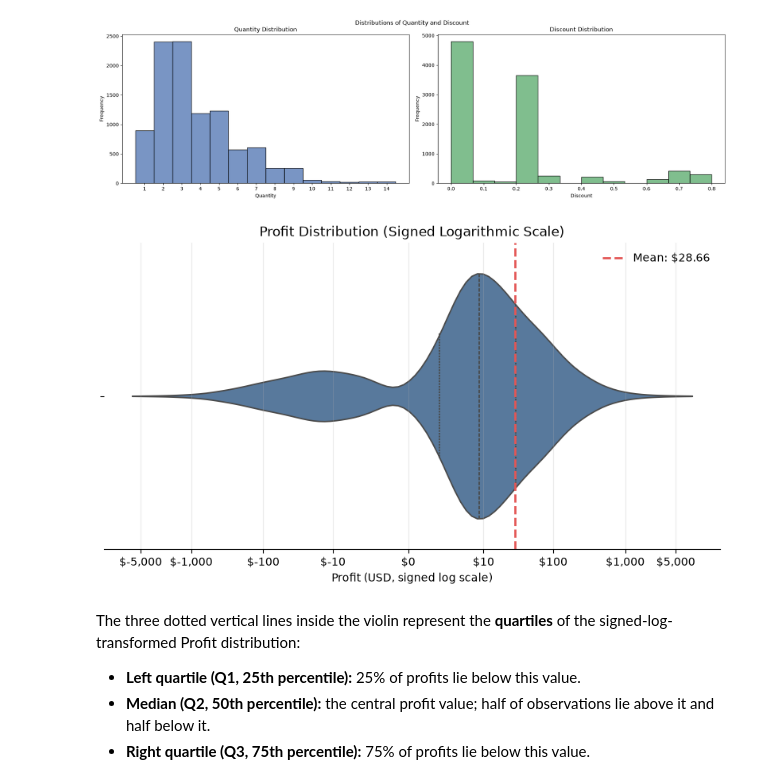
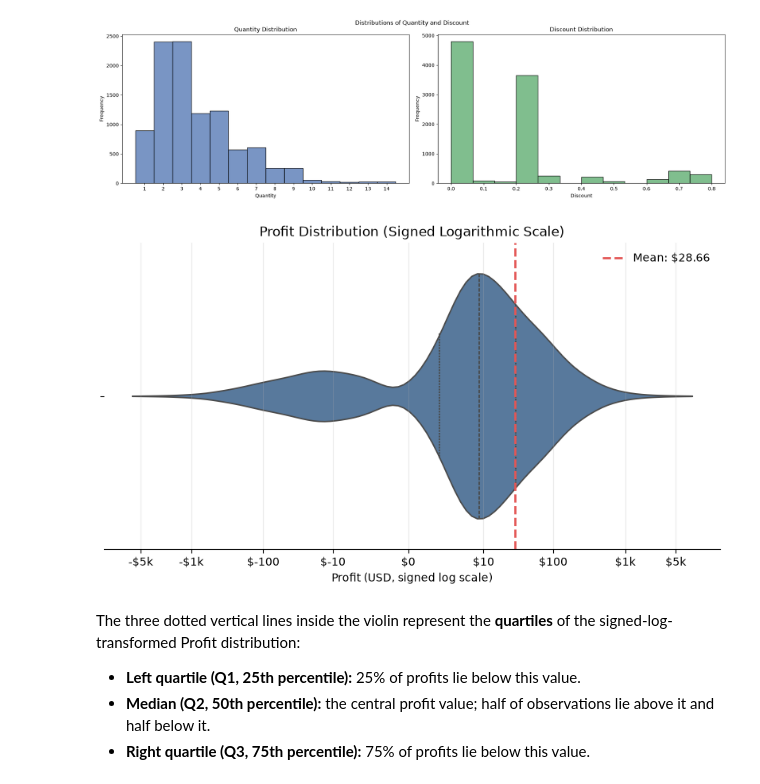
Before and after one commit to nhasbun/lse_fiuba_analisis_datos_ti2, a Jupyter notebook: app.ipynb, the cells around one changed output. Saved outputs shown, nothing was run; the diff lists cells and outputs as text; code cells hidden in the pictures.

Commit message:
docs: refine sales distribution visualization with improved tick labels in Jupyter Notebook

```diff
--- a/app.ipynb
+++ b/app.ipynb
@@ -230,34 +234,42 @@ Plotted observations: {'Quantity': 9994, 'Discount': 9994}
 # %%
 profit = df["Profit"].dropna()
 profit_signed_log = np.sign(profit) * np.log1p(profit.abs())
 mean_profit = profit.mean()
 tick_values = np.array([-5_000, -1_000, -100, -10, 0, 10, 100, 1_000, 5_000])
 tick_values = tick_values[(profit.min() <= tick_values) & (tick_values <= profit.max())]
 
 fig, ax = plt.subplots(figsize=(10, 5))
 sns.violinplot(
     x=profit_signed_log, ax=ax, color="#4C78A8", inner="quartile", cut=0, linewidth=1.25
 )
 ax.axvline(
     np.sign(mean_profit) * np.log1p(abs(mean_profit)),
     color="#E45756",
     linestyle="--",
     linewidth=2,
-    label=f"Mean: ${mean_profit:,.2f}",
+    label=(
+        f"Mean: ${mean_profit / 1_000:,.2f}k"
+        if abs(mean_profit) >= 1_000
+        else f"Mean: ${mean_profit:,.2f}"
+    ),
 )
 ax.set(
     title="Profit Distribution (Signed Logarithmic Scale)",
     xlabel="Profit (USD, signed log scale)",
     ylabel="",
     xticks=np.sign(tick_values) * np.log1p(np.abs(tick_values)),
-    xticklabels=[f"${value:,.0f}" for value in tick_values],
+    xticklabels=[
+        f"-${abs(value) / 1_000:g}k" if value <= -1_000 else
+        f"${value / 1_000:g}k" if value >= 1_000 else f"${value:,.0f}"
+        for value in tick_values
+    ],
 )
 ax.grid(axis="x", alpha=0.25)
 ax.legend(frameon=False)
 sns.despine(left=True)
 plt.show()
 # %% [output]
-[figure, old version]
+[figure, new version]
 # %% [markdown]
 The three dotted vertical lines inside the violin represent the **quartiles** of the signed-log-transformed Profit distribution:
 
```
Also changed, not shown: parts of 1 cell of this notebook.
